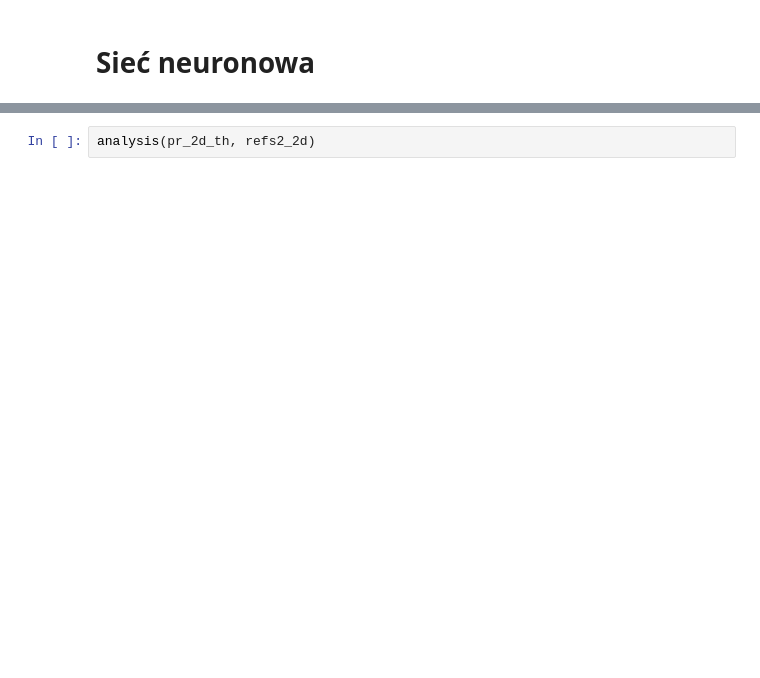
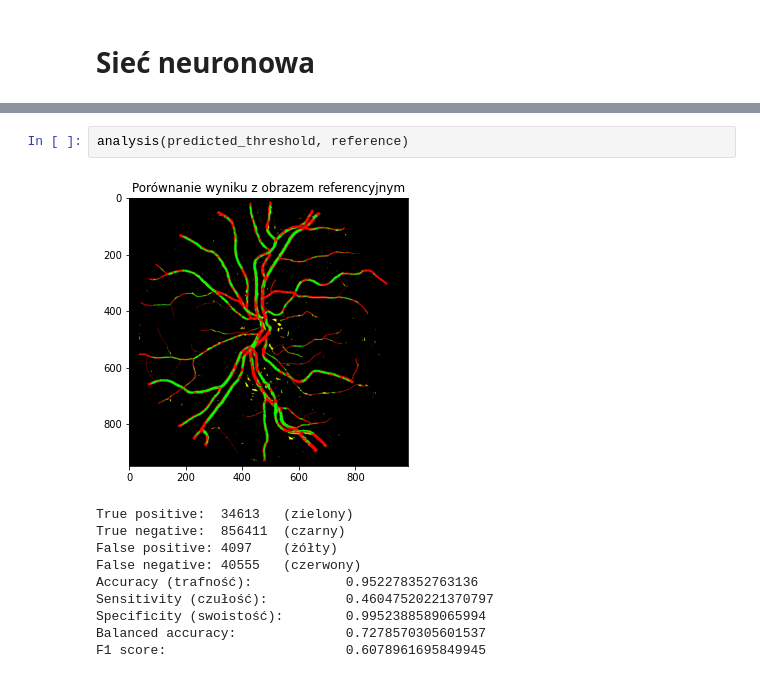
Before and after one commit to clmrv/tomograf, a Jupyter notebook: dnooka/dnooka.ipynb, the cells around one changed output, grey strips where cells are left out. Drawn from its saved outputs; the diff is of its cells as text; blank space fills up the shorter version.

```diff
--- a/dnooka/dnooka.ipynb
+++ b/dnooka/dnooka.ipynb
@@ -349,2 +505,13 @@ plt.imshow(pr_2d_th)
 # %%
-analysis(pr_2d_th, refs2_2d)
+analysis(predicted_threshold, reference)
+# %% [output]
+[figure, added]
+True positive:  34613   (zielony)
+True negative:  856411  (czarny)
+False positive: 4097    (żółty)
+False negative: 40555   (czerwony)
+Accuracy (trafność):            0.952278352763136
+Sensitivity (czułość):          0.46047520221370797
+Specificity (swoistość):        0.9952388589065994
+Balanced accuracy:              0.7278570305601537
+F1 score:                       0.6078961695849945
```
Also changed, not shown: parts of 23 cells of this notebook.
